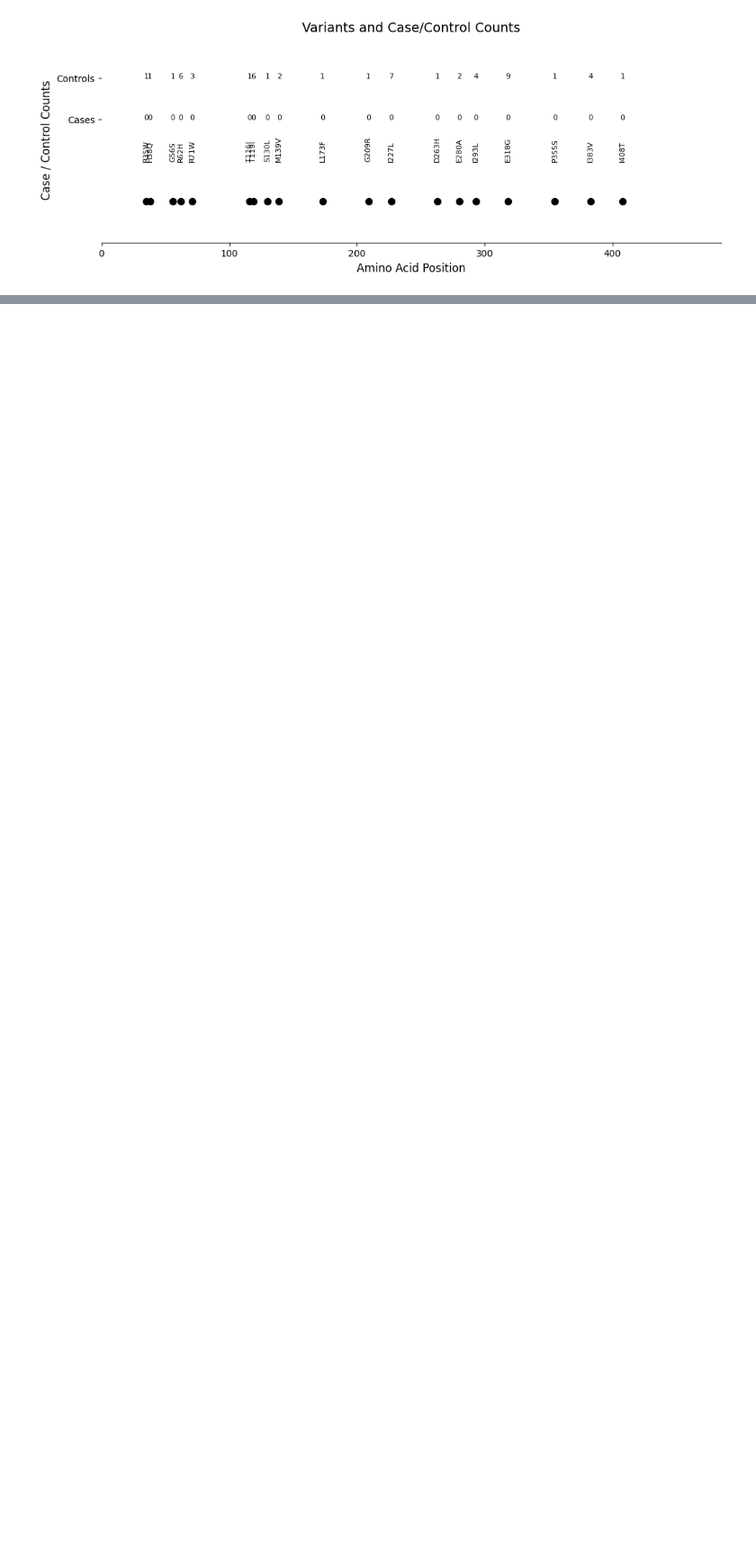
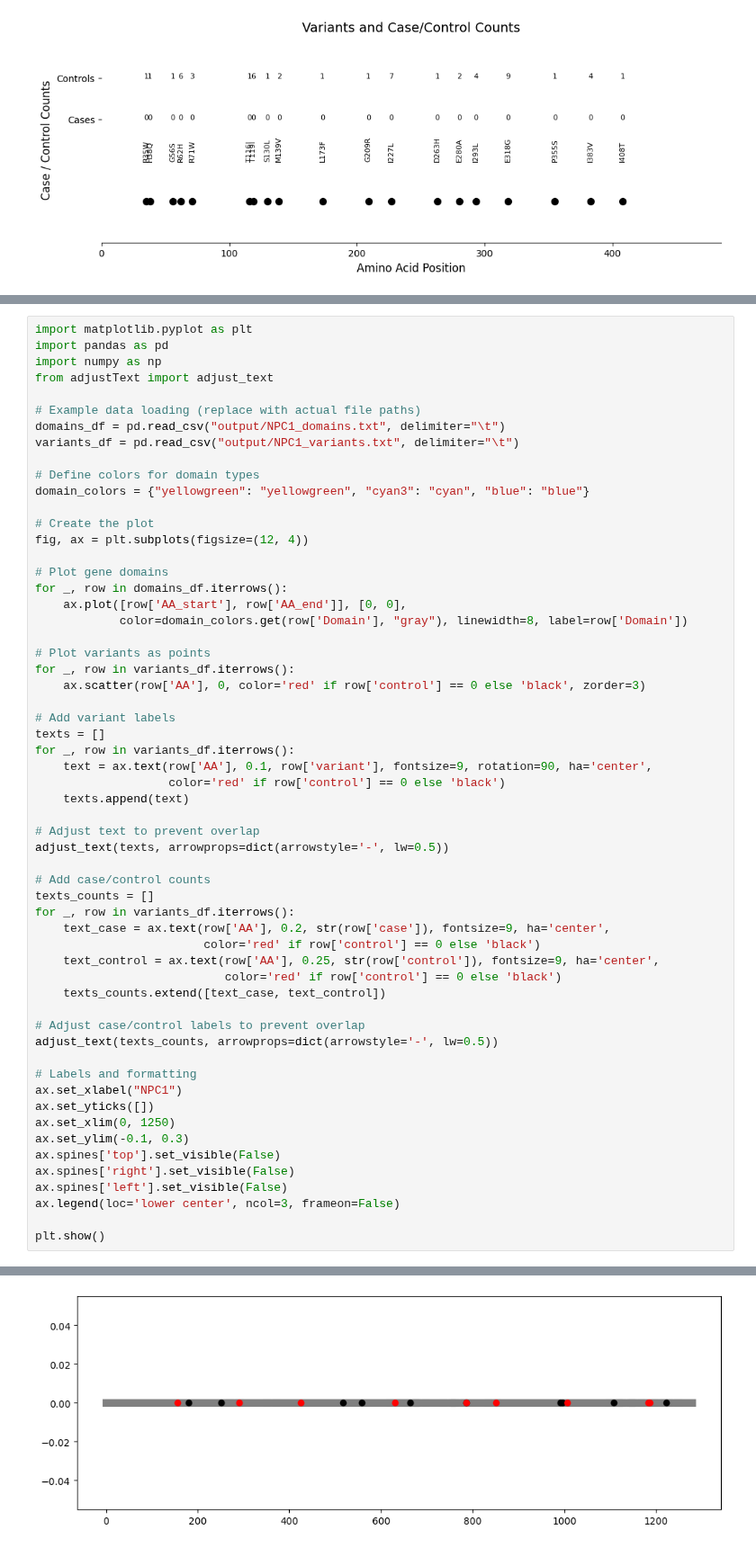
Before and after one commit to TauConsortium/variant-visualizer, a Jupyter notebook: playground.ipynb, the cells around one changed output, grey strips where cells are left out. Shown at 90% size. Cells and saved outputs as stored; diff of their text form; blank space fills up the shorter version.

```diff
--- a/playground.ipynb
+++ b/playground.ipynb
@@ -177,0 +127,59 @@ plt.show()
+# %%
+import matplotlib.pyplot as plt
+import pandas as pd
+import numpy as np
+from adjustText import adjust_text
+
+# Example data loading (replace with actual file paths)
+domains_df = pd.read_csv("output/NPC1_domains.txt", delimiter="\t")
+variants_df = pd.read_csv("output/NPC1_variants.txt", delimiter="\t")
+
+# Define colors for domain types
+domain_colors = {"yellowgreen": "yellowgreen", "cyan3": "cyan", "blue": "blue"}
+
+# Create the plot
+fig, ax = plt.subplots(figsize=(12, 4))
+
+# Plot gene domains
+for _, row in domains_df.iterrows():
+    ax.plot([row['AA_start'], row['AA_end']], [0, 0],
+            color=domain_colors.get(row['Domain'], "gray"), linewidth=8, label=row['Domain'])
+
+# Plot variants as points
+for _, row in variants_df.iterrows():
+    ax.scatter(row['AA'], 0, color='red' if row['control'] == 0 else 'black', zorder=3)
+
+# Add variant labels
+texts = []
+for _, row in variants_df.iterrows():
+    text = ax.text(row['AA'], 0.1, row['variant'], fontsize=9, rotation=90, ha='center',
+                   color='red' if row['control'] == 0 else 'black')
+    texts.append(text)
+
+# Adjust text to prevent overlap
+adjust_text(texts, arrowprops=dict(arrowstyle='-', lw=0.5))
+
+# Add case/control counts
+texts_counts = []
+for _, row in variants_df.iterrows():
+    text_case = ax.text(row['AA'], 0.2, str(row['case']), fontsize=9, ha='center',
+                        color='red' if row['control'] == 0 else 'black')
+    text_control = ax.text(row['AA'], 0.25, str(row['control']), fontsize=9, ha='center',
+                           color='red' if row['control'] == 0 else 'black')
+    texts_counts.extend([text_case, text_control])
+
+# Adjust case/control labels to prevent overlap
+adjust_text(texts_counts, arrowprops=dict(arrowstyle='-', lw=0.5))
+
+# Labels and formatting
+ax.set_xlabel("NPC1")
+ax.set_yticks([])
+ax.set_xlim(0, 1250)
+ax.set_ylim(-0.1, 0.3)
+ax.spines['top'].set_visible(False)
+ax.spines['right'].set_visible(False)
+ax.spines['left'].set_visible(False)
+ax.legend(loc='lower center', ncol=3, frameon=False)
+
+plt.show()
+# %% [output]
@@ -177,0 +187 @@ plt.show()
+[figure, added]
```
Also changed, not shown: parts of 2 cells of this notebook, 1 other file.
